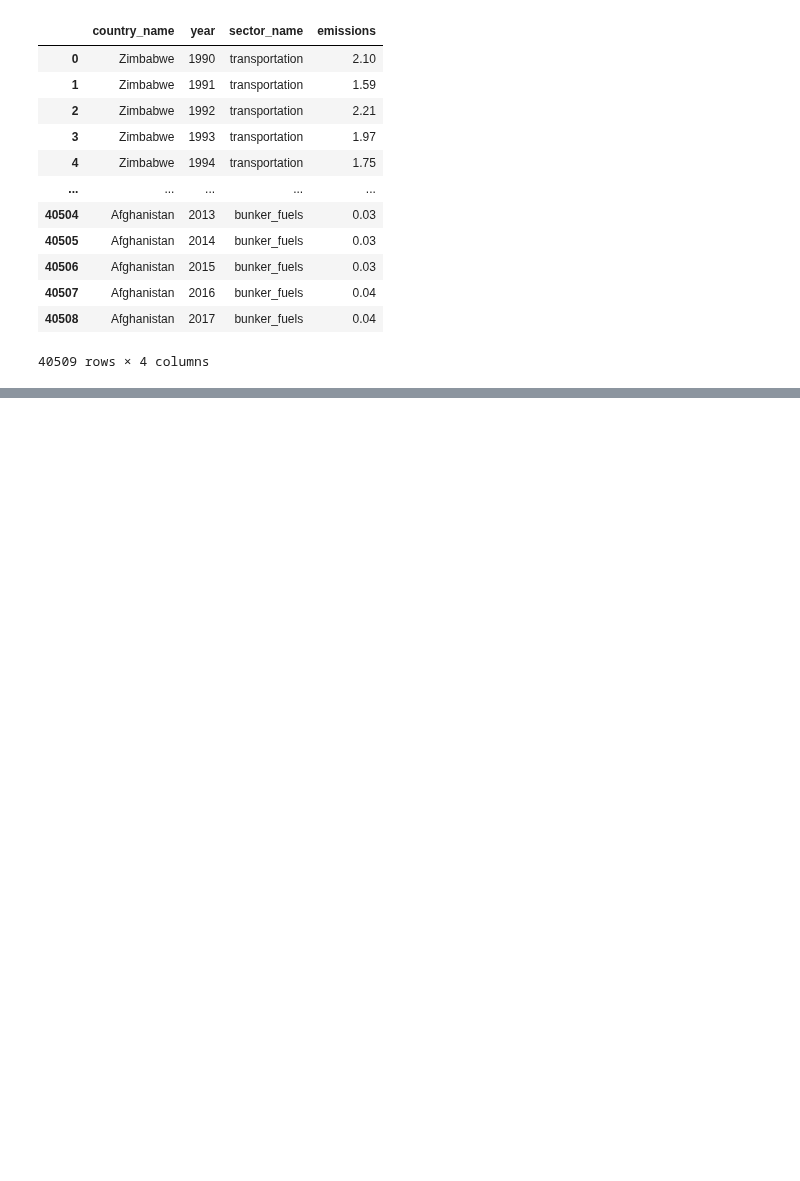
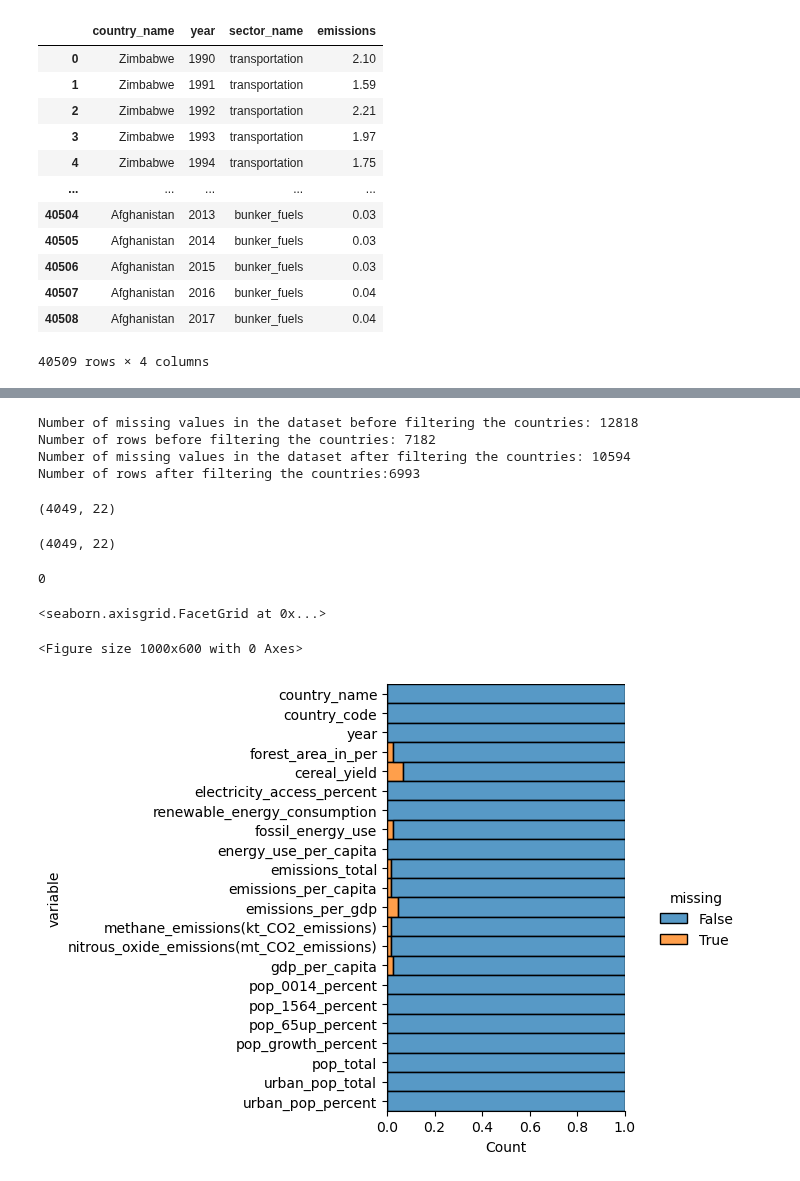
Before and after one commit to sahithig1/capstone_greenhouse_emissions, a Jupyter notebook: Notebook/ghg_emissions_sector.ipynb, the cells around one changed output, grey strips where cells are left out. Drawn from its saved outputs; the diff is of its cells as text; code cells hidden in the pictures; blank space fills up the shorter version.

Commit message:
Adding file used to clean the data

```diff
--- a/Notebook/ghg_emissions_sector.ipynb
+++ b/Notebook/ghg_emissions_sector.ipynb
@@ -73,0 +129,57 @@ ghg_emissions_df
+# %%
+# Set missing country limit
+# Removing rows for countries with more than limit.
+missing_limit_country = 250
+# %%
+# Filter rows
+# This we need to do for both ML and visualization hence keeping filtering countries data as a common step here
+
+print(f"Number of missing values in the dataset before filtering the countries: {filter_countries_df.isnull().sum().sum()}")
+print(f"Number of rows before filtering the countries: {filter_countries_df.shape[0]}")
+
+# filter only rows for countries within specified limit
+countries_filter = []
+for key, val in missing_country_dict.items():
+    if val<missing_limit_country:
+        countries_filter.append(key)
+
+filter_countries_df = filter_countries_df[filter_countries_df['country_code'].isin(countries_filter)]
+
+print(f"Number of missing values in the dataset after filtering the countries: {filter_countries_df.isnull().sum().sum()}")
+print(f"Number of rows after filtering the countries:{filter_countries_df.shape[0]}")
+# %% [output]
+Number of missing values in the dataset before filtering the countries: 12818
+Number of rows before filtering the countries: 7182
+Number of missing values in the dataset after filtering the countries: 10594
+Number of rows after filtering the countries:6993
+# %%
+#Drop rows which has missing values for the column energy_use_per_capita
+filter_countries_df = filter_countries_df.dropna(subset =['energy_use_per_capita','electricity_access_percent'])
+filter_countries_df.shape
+# %% [output]
+(4049, 22)
+# %%
+# A dataframe to hold filtered values
+emissions_df = filter_countries_df.copy()
+emissions_df.shape
+# %% [output]
+(4049, 22)
+# %%
+# Check for duplicates
+emissions_df.duplicated().sum()
+# %% [output]
+0
+# %%
+# Compute the proportion of the missing data for each variable in the data and make stacked barplot.
+plt.figure(figsize=(10,6))
+sns.displot(
+    data=emissions_df.isna().melt(value_name="missing"),
+    y="variable",
+    hue="missing",
+    multiple="fill",
+    aspect=1.25
+)
+# %% [output]
+<seaborn.axisgrid.FacetGrid at 0x...>
+<Figure size 1000x600 with 0 Axes>
+[figure, added]
```
Also changed, not shown: parts of 16 cells of this notebook.
